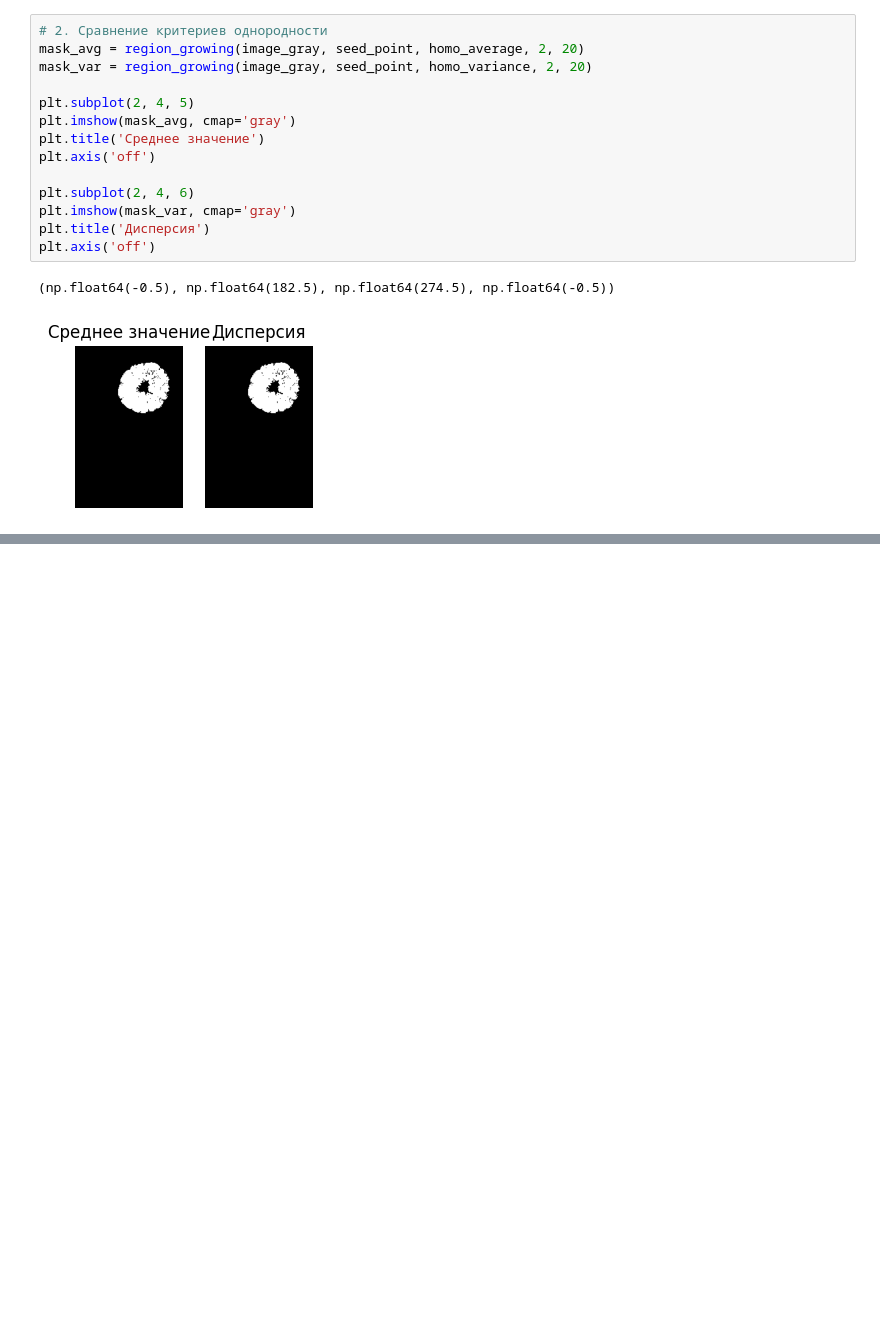
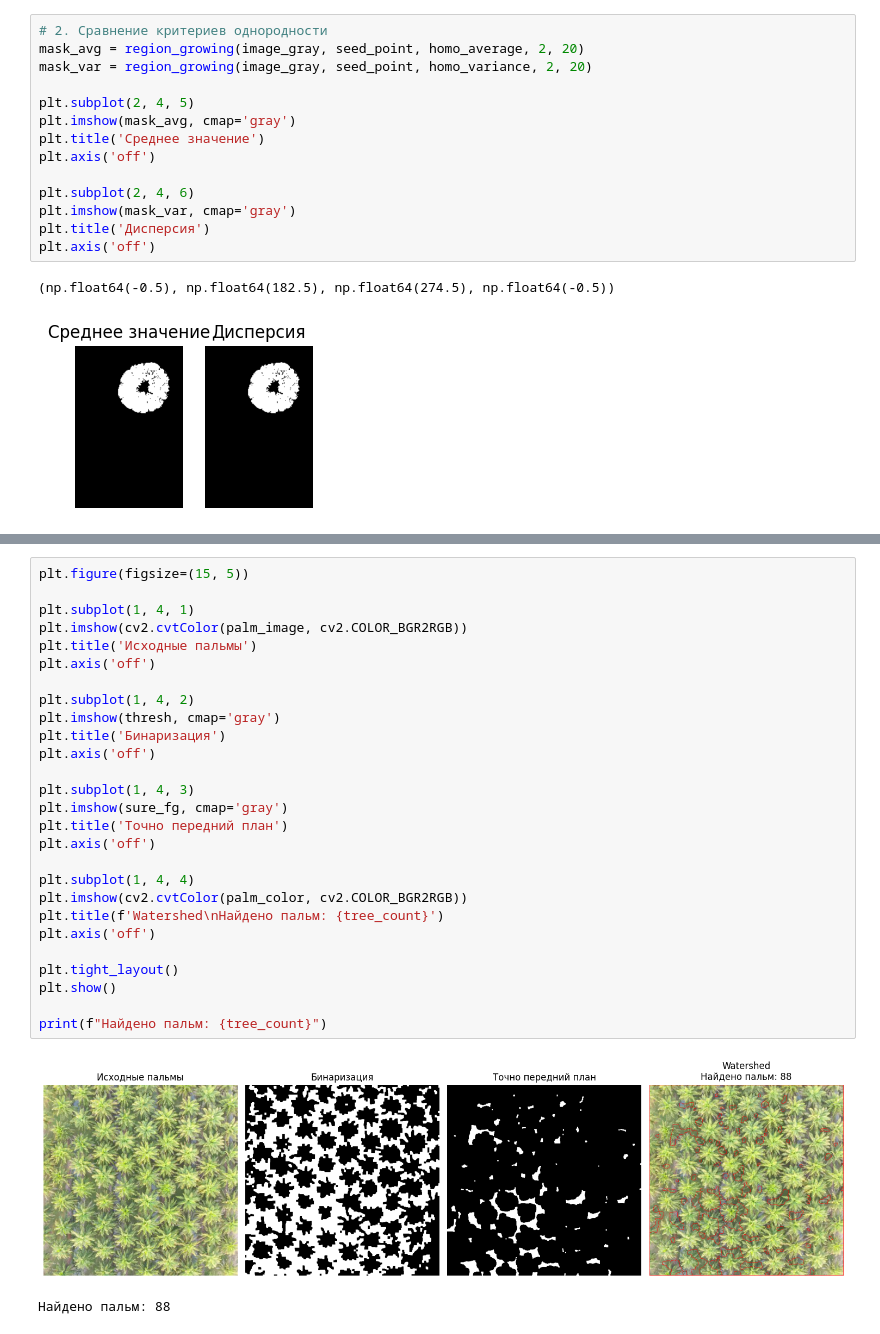
Before and after one commit to NiTro005/Image_Processing, a Jupyter notebook: dz_4/dz_4.ipynb, the cells around one changed output, grey strips where cells are left out. Drawn from its saved outputs; the diff is of its cells as text; blank space fills up the shorter version.

```diff
--- a/dz_4/dz_4.ipynb
+++ b/dz_4/dz_4.ipynb
@@ -100,0 +124,30 @@ plt.show()
+# %%
+plt.figure(figsize=(15, 5))
+
+plt.subplot(1, 4, 1)
+plt.imshow(cv2.cvtColor(palm_image, cv2.COLOR_BGR2RGB))
+plt.title('Исходные пальмы')
+plt.axis('off')
+
+plt.subplot(1, 4, 2)
+plt.imshow(thresh, cmap='gray')
+plt.title('Бинаризация')
+plt.axis('off')
+
+plt.subplot(1, 4, 3)
+plt.imshow(sure_fg, cmap='gray')
+plt.title('Точно передний план')
+plt.axis('off')
+
+plt.subplot(1, 4, 4)
+plt.imshow(cv2.cvtColor(palm_color, cv2.COLOR_BGR2RGB))
+plt.title(f'Watershed\nНайдено пальм: {tree_count}')
+plt.axis('off')
+
+plt.tight_layout()
+plt.show()
+
+print(f"Найдено пальм: {tree_count}")
+# %% [output]
+[figure, added]
+Найдено пальм: 88
```
Also changed, not shown: parts of 2 cells of this notebook, 3 other files.
